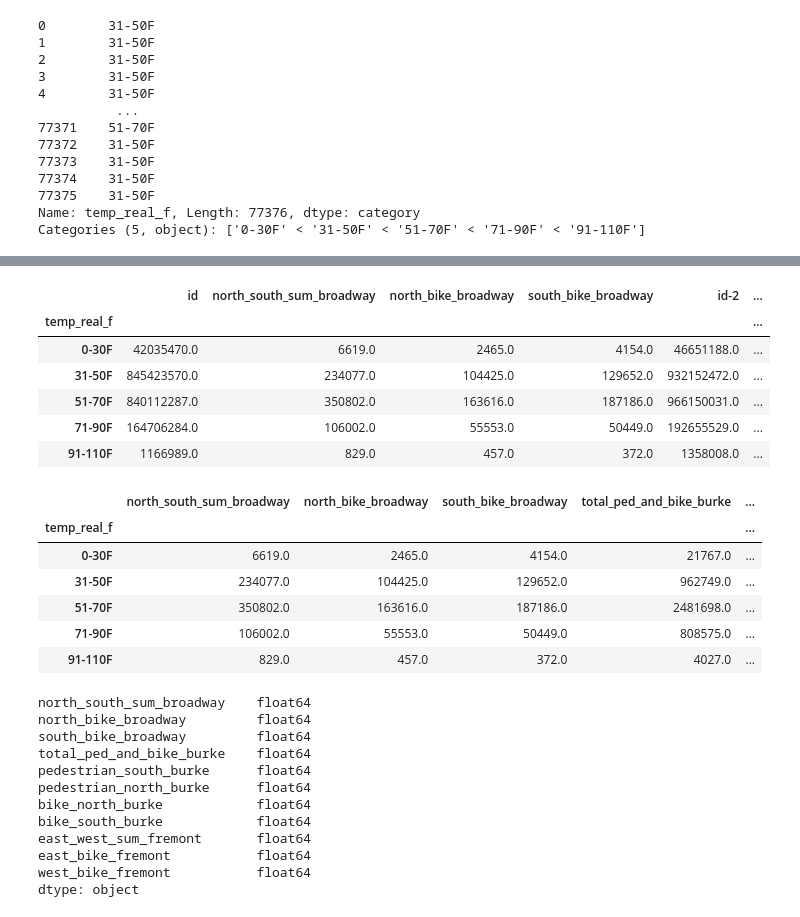
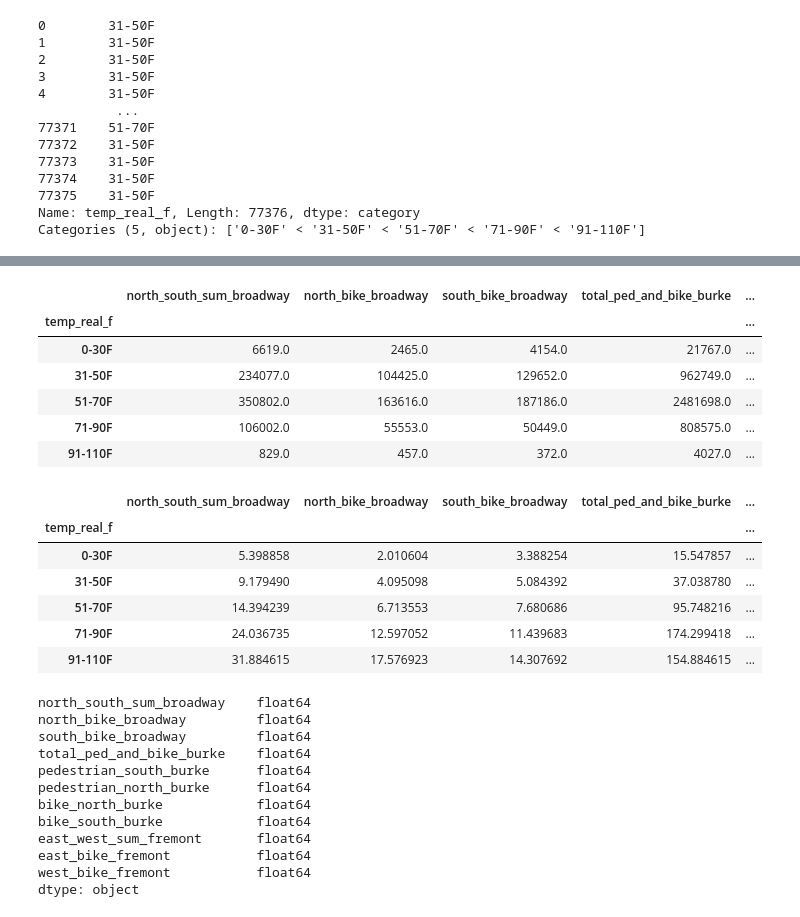
Before and after one commit to jaredap1995/UCB-Bootcamp-project03-group10, a Jupyter notebook: weather_temp_bins.ipynb, the cells around one changed output, grey strips where cells are left out. Drawn from its saved outputs; the diff is of its cells as text; code cells hidden in the pictures.

```diff
--- a/weather_temp_bins.ipynb
+++ b/weather_temp_bins.ipynb
@@ -113,26 +112,27 @@ group_df.sum()
 # %%
 df_sum = group_df.sum()
+df_sum.drop(columns=['id', 'id-2', 'id-3','id-4', 'temp_feel_f','precipitation_inch','weathercode','wind_speed'], axis=1, inplace=True)
 df_sum
 # %% [output]
-|  | id | north_south_sum_broadway | north_bike_broadway | south_bike_broadway | id-2 | ... |
-| temp_real_f |  |  |  |  |  | ... |
-| 0-30F | 42035470.0 | 6619.0 | 2465.0 | 4154.0 | 46651188.0 | ... |
-| 31-50F | 845423570.0 | 234077.0 | 104425.0 | 129652.0 | 932152472.0 | ... |
-| 51-70F | 840112287.0 | 350802.0 | 163616.0 | 187186.0 | 966150031.0 | ... |
-| 71-90F | 164706284.0 | 106002.0 | 55553.0 | 50449.0 | 192655529.0 | ... |
-| 91-110F | 1166989.0 | 829.0 | 457.0 | 372.0 | 1358008.0 | ... |
+|  | north_south_sum_broadway | north_bike_broadway | south_bike_broadway | total_ped_and_bike_burke | ... |
+| temp_real_f |  |  |  |  | ... |
+| 0-30F | 6619.0 | 2465.0 | 4154.0 | 21767.0 | ... |
+| 31-50F | 234077.0 | 104425.0 | 129652.0 | 962749.0 | ... |
+| 51-70F | 350802.0 | 163616.0 | 187186.0 | 2481698.0 | ... |
+| 71-90F | 106002.0 | 55553.0 | 50449.0 | 808575.0 | ... |
+| 91-110F | 829.0 | 457.0 | 372.0 | 4027.0 | ... |
-# %%
-df_sum.drop(columns=['id', 'id-2', 'id-3','id-4'], axis=1, inplace=True)
-#df_sum.drop(columns=['temp_feel_f','precipitation_inch','weathercode','wind_speed'], axis=1, inplace=True)
-df_sum
-# %% [output]
-|  | north_south_sum_broadway | north_bike_broadway | south_bike_broadway | total_ped_and_bike_burke | ... |
-| temp_real_f |  |  |  |  | ... |
-| 0-30F | 6619.0 | 2465.0 | 4154.0 | 21767.0 | ... |
-| 31-50F | 234077.0 | 104425.0 | 129652.0 | 962749.0 | ... |
-| 51-70F | 350802.0 | 163616.0 | 187186.0 | 2481698.0 | ... |
-| 71-90F | 106002.0 | 55553.0 | 50449.0 | 808575.0 | ... |
-| 91-110F | 829.0 | 457.0 | 372.0 | 4027.0 | ... |
+# %%
+df_avg = group_df.mean()
+df_avg.drop(columns=['id', 'id-2', 'id-3','id-4', 'temp_feel_f','precipitation_inch','weathercode','wind_speed'], axis=1, inplace=True)
+df_avg
+# %% [output]
+|  | north_south_sum_broadway | north_bike_broadway | south_bike_broadway | total_ped_and_bike_burke | ... |
+| temp_real_f |  |  |  |  | ... |
+| 0-30F | 5.398858 | 2.010604 | 3.388254 | 15.547857 | ... |
+| 31-50F | 9.179490 | 4.095098 | 5.084392 | 37.038780 | ... |
+| 51-70F | 14.394239 | 6.713553 | 7.680686 | 95.748216 | ... |
+| 71-90F | 24.036735 | 12.597052 | 11.439683 | 174.299418 | ... |
+| 91-110F | 31.884615 | 17.576923 | 14.307692 | 154.884615 | ... |
 # %%
 df_sum.dtypes
 # %% [output]
```
Also changed, not shown: parts of 2 cells of this notebook, 1 other file.
